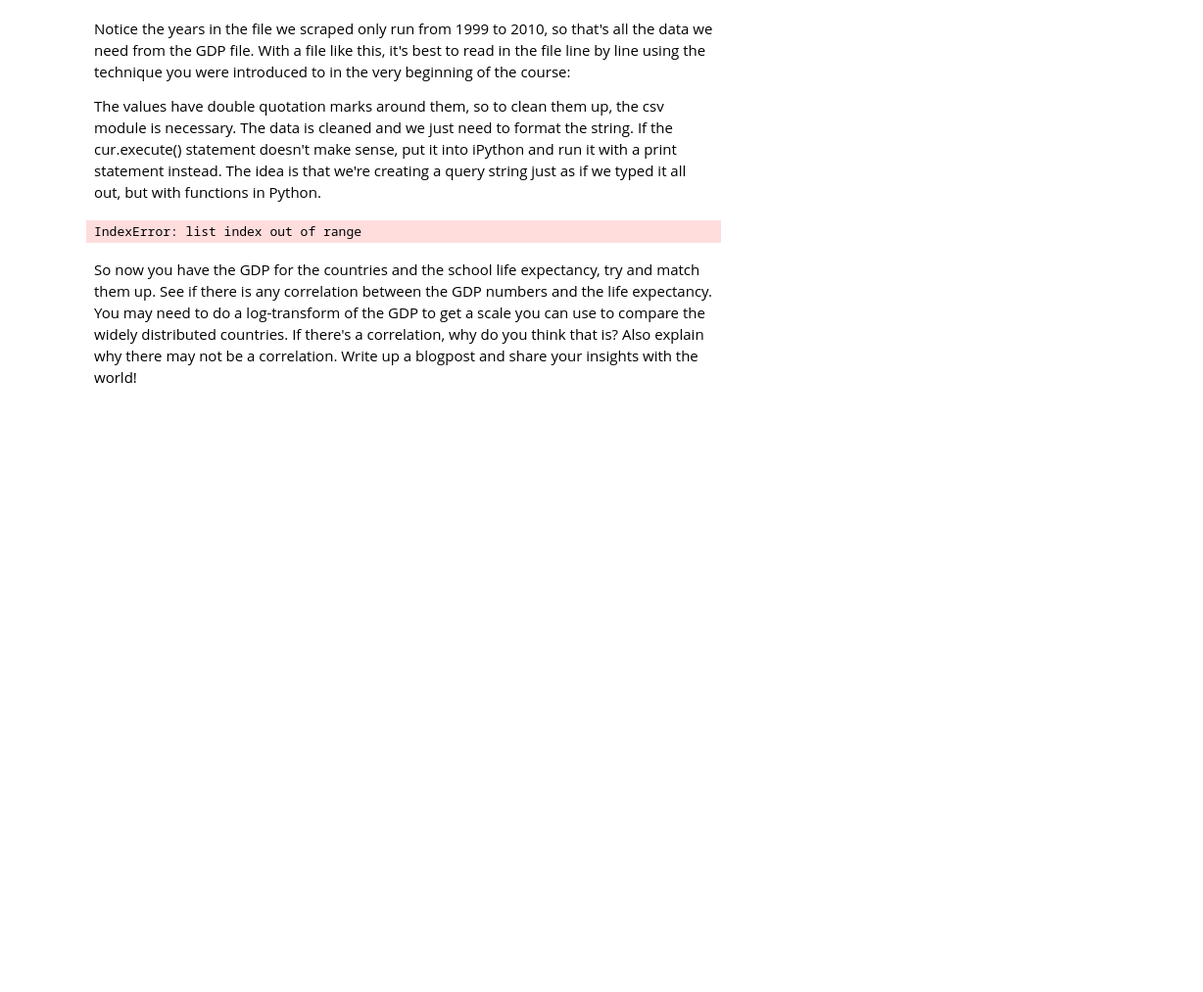
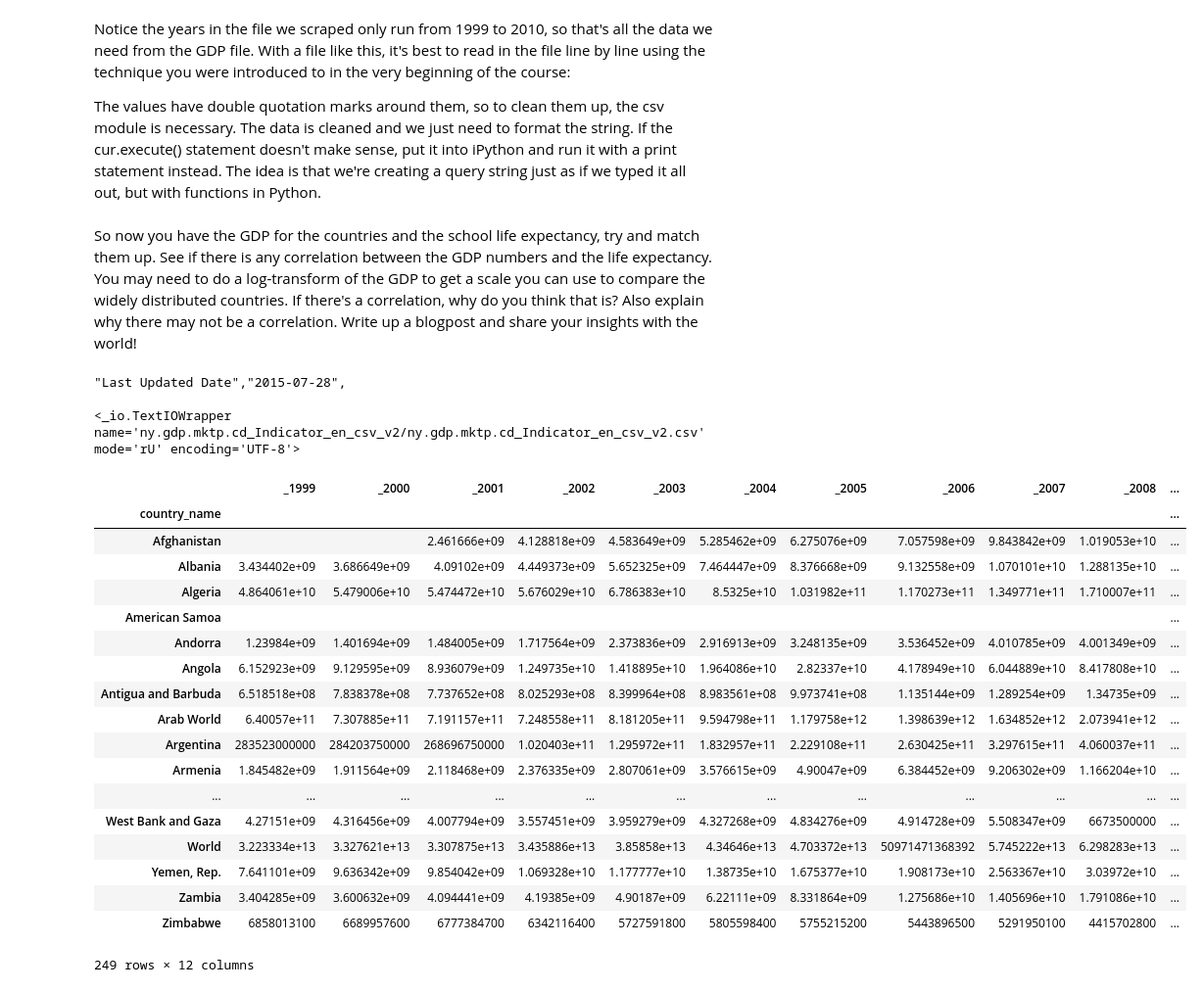
Before and after one commit to molliemarie/Thinkful-Data-Science-Projects, a Jupyter notebook: Unit3/education.ipynb, the cells around one changed output. Shown: that part at 98% size. Saved outputs shown, nothing was run; the diff lists cells and outputs as text; code cells hidden in the pictures; blank space fills up the shorter version.

```diff
--- a/Unit3/education.ipynb
+++ b/Unit3/education.ipynb
@@ -187,16 +187,47 @@ with con:
 Notice the years in the file we scraped only run from 1999 to 2010, so that's all the data we need from the GDP file. With a file like this, it's best to read in the file line by line using the technique you were introduced to in the very beginning of the course:
 
 The values have double quotation marks around them, so to clean them up, the csv module is necessary. The data is cleaned and we just need to format the string. If the cur.execute() statement doesn't make sense, put it into iPython and run it with a print statement instead. The idea is that we're creating a query string just as if we typed it all out, but with functions in Python.
-# %%
-with open('ny.gdp.mktp.cd_Indicator_en_csv_v2/ny.gdp.mktp.cd_Indicator_en_csv_v2.csv','rU') as inputFile:
-    next(inputFile) # skip the first two lines
-    next(inputFile)
-    header = next(inputFile)
-    inputReader = csv.reader(inputFile)
-    for line in inputReader:
-        with con:
-            cur.execute('INSERT INTO gdp (country_name, _1999, _2000, _2001, _2002, _2003, _2004, _2005, _2006, _2007, _2008, _2009, _2010) VALUES ("' + line[0] + '","' + '","'.join(line[43:-5]) + '");')
-# %% [output]
-IndexError: list index out of range
 # %% [markdown]
 So now you have the GDP for the countries and the school life expectancy, try and match them up. See if there is any correlation between the GDP numbers and the life expectancy. You may need to do a log-transform of the GDP to get a scale you can use to compare the widely distributed countries. If there's a correlation, why do you think that is? Also explain why there may not be a correlation. Write up a blogpost and share your insights with the world!
+# %%
+with open('ny.gdp.mktp.cd_Indicator_en_csv_v2/ny.gdp.mktp.cd_Indicator_en_csv_v2.csv','rU') as inputFile:
+    (next(inputFile)) # skip the first two lines
+    (next(inputFile))
+    header = next(inputFile)
+    print(header)
+    (next(inputFile))
+    (next(inputFile))
+#     print(next(inputFile))
+    inputReader = csv.reader(inputFile)
+    print(inputFile)
+    for line in inputReader:
+        with con:
+            (cur.execute('INSERT INTO gdp (country_name, _1999, _2000, _2001, _2002, _2003, _2004, _2005, _2006, _2007, _2008, _2009, _2010) VALUES ("' + line[0] + '","' + '","'.join(line[43:-5]) + '");'))
+# %% [output]
+"Last Updated Date","2015-07-28",
+
+<_io.TextIOWrapper name='ny.gdp.mktp.cd_Indicator_en_csv_v2/ny.gdp.mktp.cd_Indicator_en_csv_v2.csv' mode='rU' encoding='UTF-8'>
+# %%
+df = pd.read_sql_query("SELECT * FROM gdp ORDER BY country_name",con,index_col='country_name')
+# %%
+df
+# %% [output]
+|  | _1999 | _2000 | _2001 | _2002 | _2003 | _2004 | _2005 | _2006 | _2007 | _2008 | ... |
+| country_name |  |  |  |  |  |  |  |  |  |  | ... |
+| Afghanistan |  |  | 2.461666e+09 | 4.128818e+09 | 4.583649e+09 | 5.285462e+09 | 6.275076e+09 | 7.057598e+09 | 9.843842e+09 | 1.019053e+10 | ... |
+| Albania | 3.434402e+09 | 3.686649e+09 | 4.09102e+09 | 4.449373e+09 | 5.652325e+09 | 7.464447e+09 | 8.376668e+09 | 9.132558e+09 | 1.070101e+10 | 1.288135e+10 | ... |
+| Algeria | 4.864061e+10 | 5.479006e+10 | 5.474472e+10 | 5.676029e+10 | 6.786383e+10 | 8.5325e+10 | 1.031982e+11 | 1.170273e+11 | 1.349771e+11 | 1.710007e+11 | ... |
+| American Samoa |  |  |  |  |  |  |  |  |  |  | ... |
+| Andorra | 1.23984e+09 | 1.401694e+09 | 1.484005e+09 | 1.717564e+09 | 2.373836e+09 | 2.916913e+09 | 3.248135e+09 | 3.536452e+09 | 4.010785e+09 | 4.001349e+09 | ... |
+| Angola | 6.152923e+09 | 9.129595e+09 | 8.936079e+09 | 1.249735e+10 | 1.418895e+10 | 1.964086e+10 | 2.82337e+10 | 4.178949e+10 | 6.044889e+10 | 8.417808e+10 | ... |
+| Antigua and Barbuda | 6.518518e+08 | 7.838378e+08 | 7.737652e+08 | 8.025293e+08 | 8.399964e+08 | 8.983561e+08 | 9.973741e+08 | 1.135144e+09 | 1.289254e+09 | 1.34735e+09 | ... |
+| Arab World | 6.40057e+11 | 7.307885e+11 | 7.191157e+11 | 7.248558e+11 | 8.181205e+11 | 9.594798e+11 | 1.179758e+12 | 1.398639e+12 | 1.634852e+12 | 2.073941e+12 | ... |
+| Argentina | 283523000000 | 284203750000 | 268696750000 | 1.020403e+11 | 1.295972e+11 | 1.832957e+11 | 2.229108e+11 | 2.630425e+11 | 3.297615e+11 | 4.060037e+11 | ... |
+| Armenia | 1.845482e+09 | 1.911564e+09 | 2.118468e+09 | 2.376335e+09 | 2.807061e+09 | 3.576615e+09 | 4.90047e+09 | 6.384452e+09 | 9.206302e+09 | 1.166204e+10 | ... |
+| ... | ... | ... | ... | ... | ... | ... | ... | ... | ... | ... | ... |
+| West Bank and Gaza | 4.27151e+09 | 4.316456e+09 | 4.007794e+09 | 3.557451e+09 | 3.959279e+09 | 4.327268e+09 | 4.834276e+09 | 4.914728e+09 | 5.508347e+09 | 6673500000 | ... |
+| World | 3.223334e+13 | 3.327621e+13 | 3.307875e+13 | 3.435886e+13 | 3.85858e+13 | 4.34646e+13 | 4.703372e+13 | 50971471368392 | 5.745222e+13 | 6.298283e+13 | ... |
+| Yemen, Rep. | 7.641101e+09 | 9.636342e+09 | 9.854042e+09 | 1.069328e+10 | 1.177777e+10 | 1.38735e+10 | 1.675377e+10 | 1.908173e+10 | 2.563367e+10 | 3.03972e+10 | ... |
+| Zambia | 3.404285e+09 | 3.600632e+09 | 4.094441e+09 | 4.19385e+09 | 4.90187e+09 | 6.22111e+09 | 8.331864e+09 | 1.275686e+10 | 1.405696e+10 | 1.791086e+10 | ... |
+| Zimbabwe | 6858013100 | 6689957600 | 6777384700 | 6342116400 | 5727591800 | 5805598400 | 5755215200 | 5443896500 | 5291950100 | 4415702800 | ... |
+249 rows × 12 columns
```
Also changed, not shown: 1 other file.
